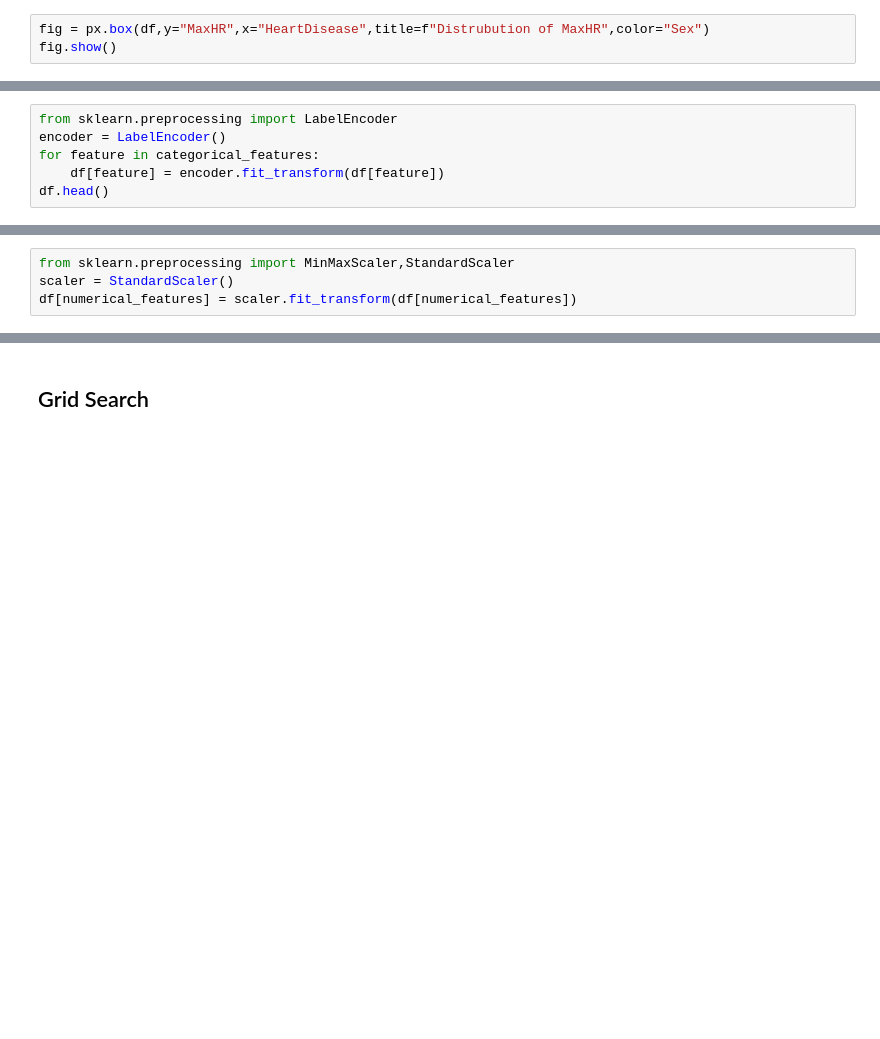
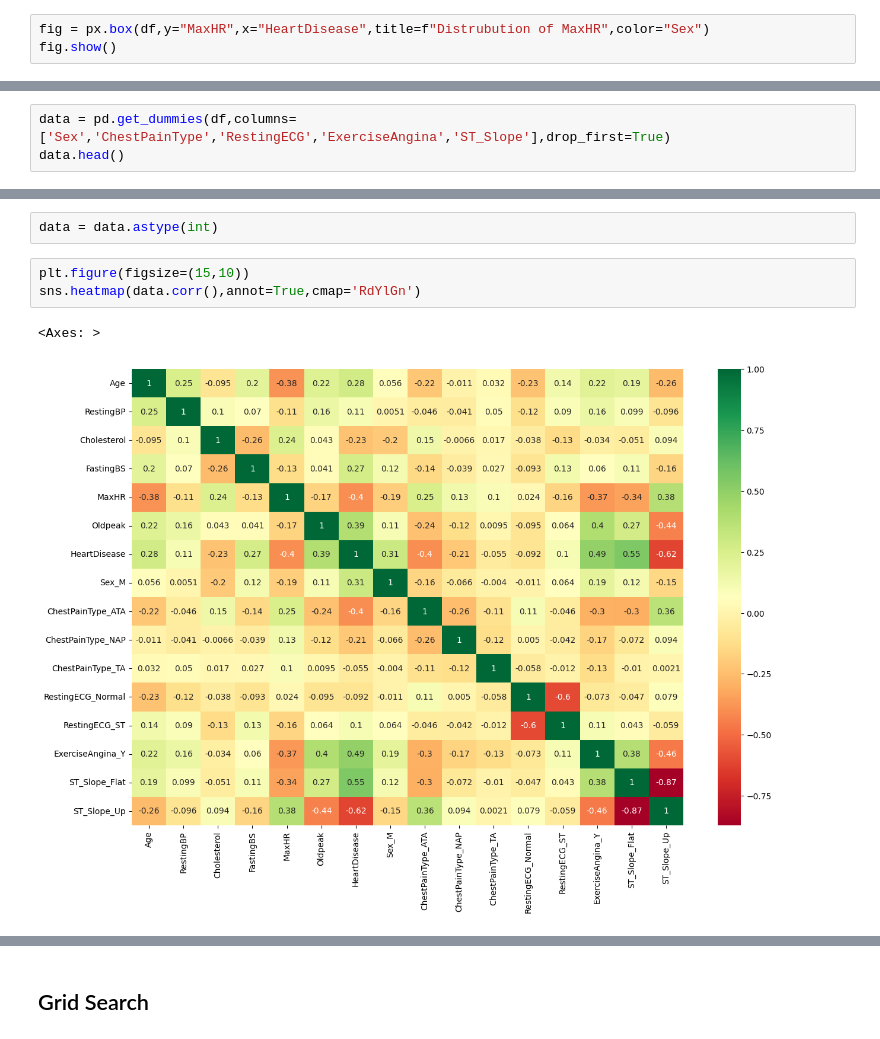
Before and after one commit to phamvutuyetanh/AI_Project, a Jupyter notebook: AI_Project.ipynb, the cells around one changed output, grey strips where cells are left out. Cells and saved outputs as stored; diff of their text form; blank space fills up the shorter version.

```diff
--- a/AI_Project.ipynb
+++ b/AI_Project.ipynb
@@ -233,6 +190,0 @@ numerical_features = ['Age', 'RestingBP', 'Cholesterol', 'MaxHR', 'Oldpeak']
-# %%
-from sklearn.preprocessing import LabelEncoder
-encoder = LabelEncoder()
-for feature in categorical_features:
-    df[feature] = encoder.fit_transform(df[feature])
-df.head()
@@ -246,4 +190,0 @@ df.head()
-# %%
-from sklearn.preprocessing import MinMaxScaler,StandardScaler
-scaler = StandardScaler()
-df[numerical_features] = scaler.fit_transform(df[numerical_features])
@@ -290,0 +193,3 @@ for train_index, test_index in skf.split(X, y):
+# %%
+data = pd.get_dummies(df,columns=['Sex','ChestPainType','RestingECG','ExerciseAngina','ST_Slope'],drop_first=True)
+data.head()
@@ -290,0 +203,8 @@ for train_index, test_index in skf.split(X, y):
+# %%
+data = data.astype(int)
+# %%
+plt.figure(figsize=(15,10))
+sns.heatmap(data.corr(),annot=True,cmap='RdYlGn')
+# %% [output]
+<Axes: >
+[figure, added]
```
Also changed, not shown: parts of 64 cells of this notebook.
